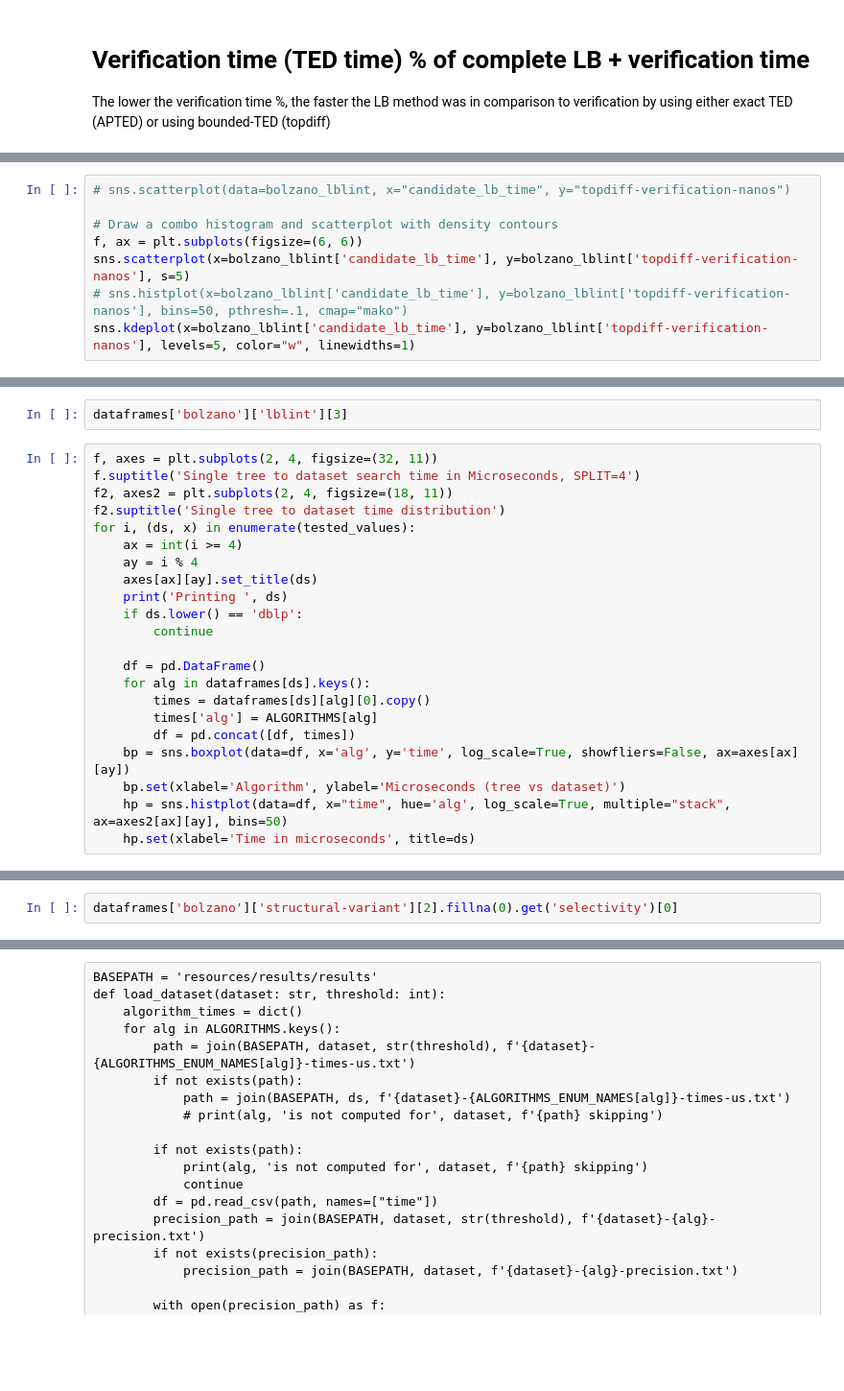
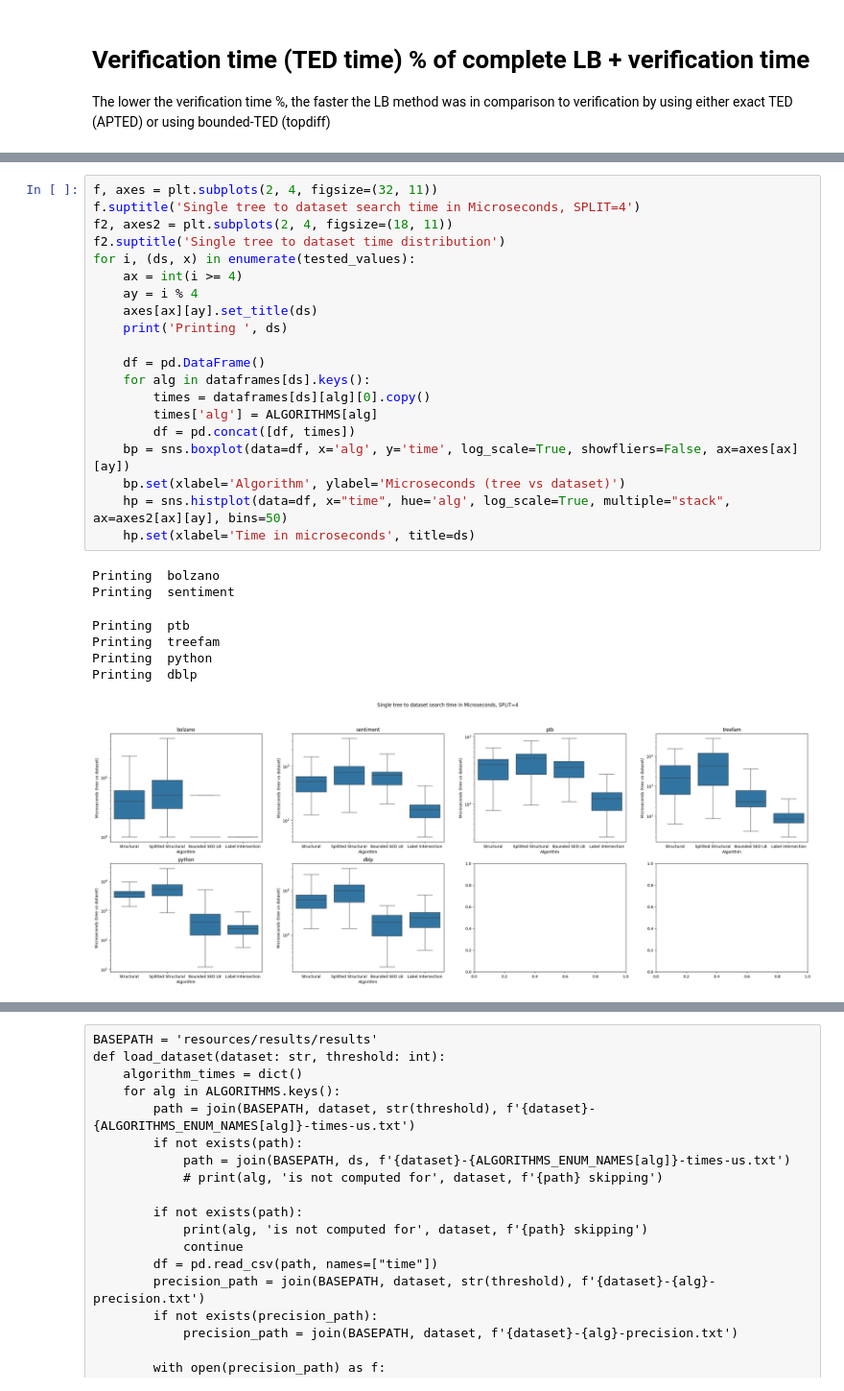
Before and after one commit to LukMRVC/tree-statistics, a Jupyter notebook: TED-viz.ipynb, the cells around one changed output, grey strips where cells are left out. Shown at 96% size. Saved outputs shown, nothing was run; the diff lists cells and outputs as text; blank space fills up the shorter version.

```diff
--- a/TED-viz.ipynb
+++ b/TED-viz.ipynb
@@ -217,8 +250,0 @@ Loading  python , t = 30 4
-# %%
-# sns.scatterplot(data=bolzano_lblint, x="candidate_lb_time", y="topdiff-verification-nanos")
-
-# Draw a combo histogram and scatterplot with density contours
-f, ax = plt.subplots(figsize=(6, 6))
-sns.scatterplot(x=bolzano_lblint['candidate_lb_time'], y=bolzano_lblint['topdiff-verification-nanos'], s=5)
-# sns.histplot(x=bolzano_lblint['candidate_lb_time'], y=bolzano_lblint['topdiff-verification-nanos'], bins=50, pthresh=.1, cmap="mako")
-sns.kdeplot(x=bolzano_lblint['candidate_lb_time'], y=bolzano_lblint['topdiff-verification-nanos'], levels=5, color="w", linewidths=1)
@@ -228,24 +251,28 @@ NameError: name 'bolzano_lblint' is not defined
-# %%
-dataframes['bolzano']['lblint'][3]
 # %%
 f, axes = plt.subplots(2, 4, figsize=(32, 11))
 f.suptitle('Single tree to dataset search time in Microseconds, SPLIT=4')
 f2, axes2 = plt.subplots(2, 4, figsize=(18, 11))
 f2.suptitle('Single tree to dataset time distribution')
 for i, (ds, x) in enumerate(tested_values):
     ax = int(i >= 4)
     ay = i % 4
     axes[ax][ay].set_title(ds)
     print('Printing ', ds)
-    if ds.lower() == 'dblp':
-        continue
 
     df = pd.DataFrame()
     for alg in dataframes[ds].keys():
         times = dataframes[ds][alg][0].copy()
         times['alg'] = ALGORITHMS[alg]
         df = pd.concat([df, times])
     bp = sns.boxplot(data=df, x='alg', y='time', log_scale=True, showfliers=False, ax=axes[ax][ay])
     bp.set(xlabel='Algorithm', ylabel='Microseconds (tree vs dataset)')
     hp = sns.histplot(data=df, x="time", hue='alg', log_scale=True, multiple="stack", ax=axes2[ax][ay], bins=50)
     hp.set(xlabel='Time in microseconds', title=ds)
+# %% [output]
+Printing  bolzano
+Printing  sentiment
+Printing  ptb
+Printing  treefam
+Printing  python
+Printing  dblp
+[figure, added]
@@ -252,5 +280,3 @@ for i, (ds, x) in enumerate(tested_values):
-# %%
-dataframes['bolzano']['structural-variant'][2].fillna(0).get('selectivity')[0]
 # %%
 df = pd.DataFrame()
 
```
Also changed, not shown: parts of 23 cells of this notebook, 1 other file.
